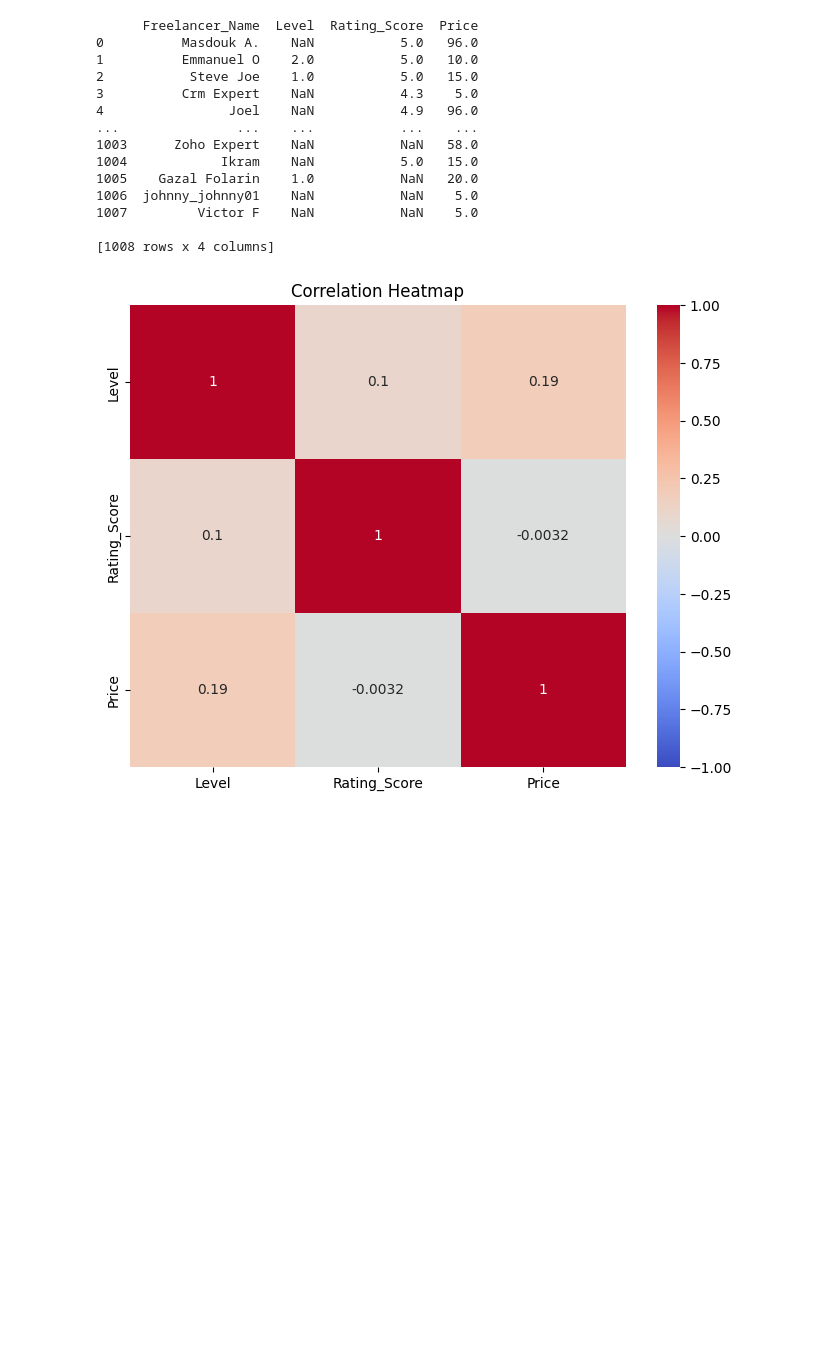
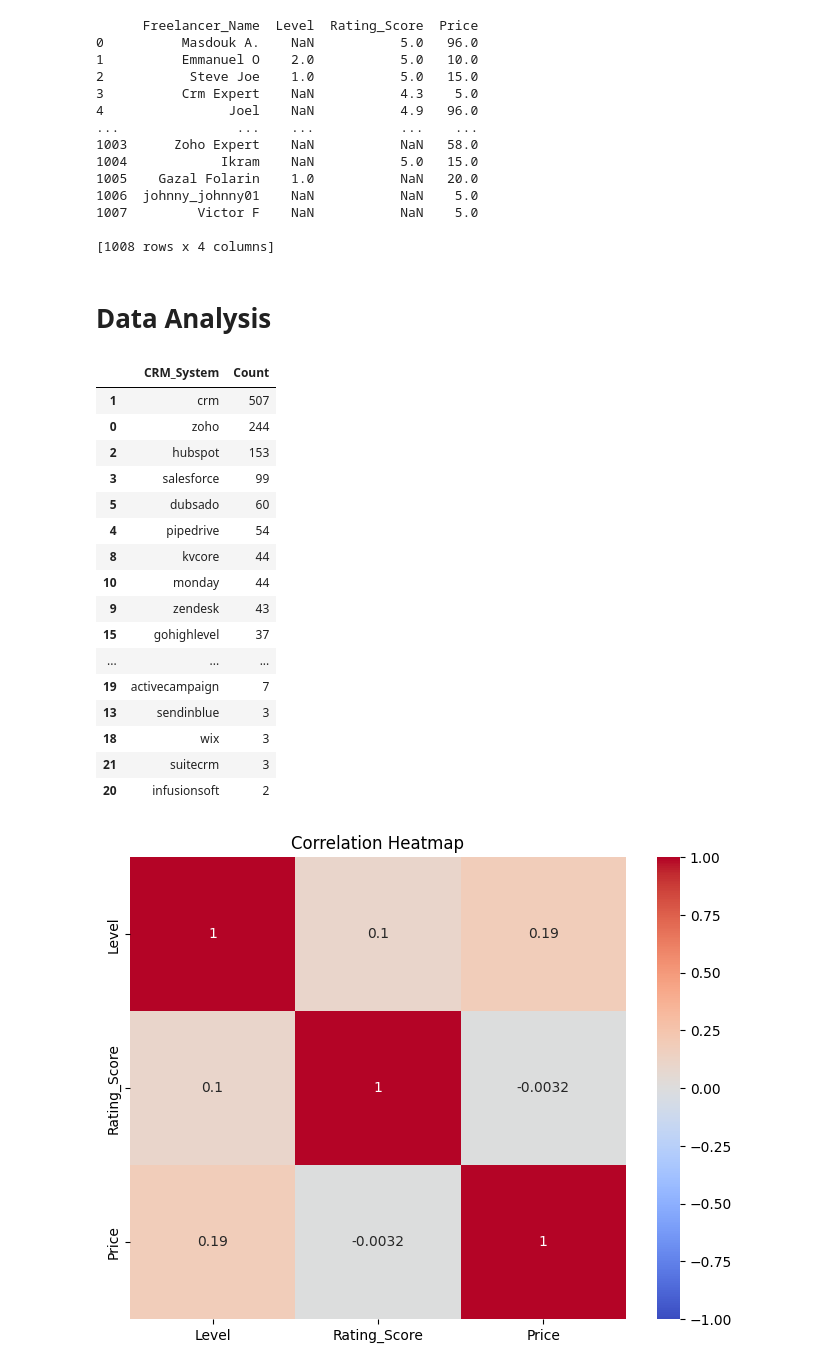
Before and after one commit to baranouskiart/fiverr-crm_consultant, a Jupyter notebook: crm_exprerts_fiverr_2023.ipynb, the cells around one changed output. Saved outputs shown, nothing was run; the diff lists cells and outputs as text; code cells hidden in the pictures; blank space fills up the shorter version.

Commit message:
Adding CRM counts.

```diff
--- a/crm_exprerts_fiverr_2023.ipynb
+++ b/crm_exprerts_fiverr_2023.ipynb
@@ -79,4 +97,50 @@ print(df[['Freelancer_Name', 'Level', 'Rating_Score', 'Price']])
 1007         Victor F    NaN           NaN    5.0
 
 [1008 rows x 4 columns]
+# %% [markdown]
+# Data Analysis
+# %%
+# Let's see the most popular CRM system from the seller's side
+# Assuming you have already loaded and preprocessed the data into the df DataFrame
+
+# Split the descriptions by commas and create a list of CRM keywords
+crm_keywords = ['zoho', 'hubspot', 'salesforce', 'pipedrive', 'freshdesk', 'dubsado', 'insightly', 'monday', 'bitrix', 'suitecrm', 'gohighlevel', 'activecampaign', 'crm', 'pipelinedeals', 'wise agent', 'prosperworks', 'kvcore', 'acuity', 'calendly', 'infusionsoft', 'notion', 'sendinblue', 'zendesk', 'wix']
+
+# Initialize a dictionary to store the counts of CRM keywords
+crm_counts = {}
+
+# Iterate through each row in the DataFrame
+for index, row in df.iterrows():
+    description = row['Description']
+    if isinstance(description, str):  # Make sure the description is a valid string
+        for keyword in crm_keywords:
+            if keyword in description.lower():  # Check if the keyword exists in the description
+                crm_counts[keyword] = crm_counts.get(keyword, 0) + 1
+
+# Convert the dictionary to a DataFrame for easier analysis and visualization
+crm_counts_df = pd.DataFrame(crm_counts.items(), columns=['CRM_System', 'Count'])
+
+# Sort the DataFrame by count in descending order
+crm_counts_df = crm_counts_df.sort_values(by='Count', ascending=False)
+
+# Print
+crm_counts_df
+# %% [output]
+|  | CRM_System | Count |
+| 1 | crm | 507 |
+| 0 | zoho | 244 |
+| 2 | hubspot | 153 |
+| 3 | salesforce | 99 |
+| 5 | dubsado | 60 |
+| 4 | pipedrive | 54 |
+| 8 | kvcore | 44 |
+| 10 | monday | 44 |
+| 9 | zendesk | 43 |
+| 15 | gohighlevel | 37 |
+| ... | ... | ... |
+| 19 | activecampaign | 7 |
+| 13 | sendinblue | 3 |
+| 18 | wix | 3 |
+| 21 | suitecrm | 3 |
+| 20 | infusionsoft | 2 |
 # %%
```
Also changed, not shown: parts of 12 cells of this notebook.
